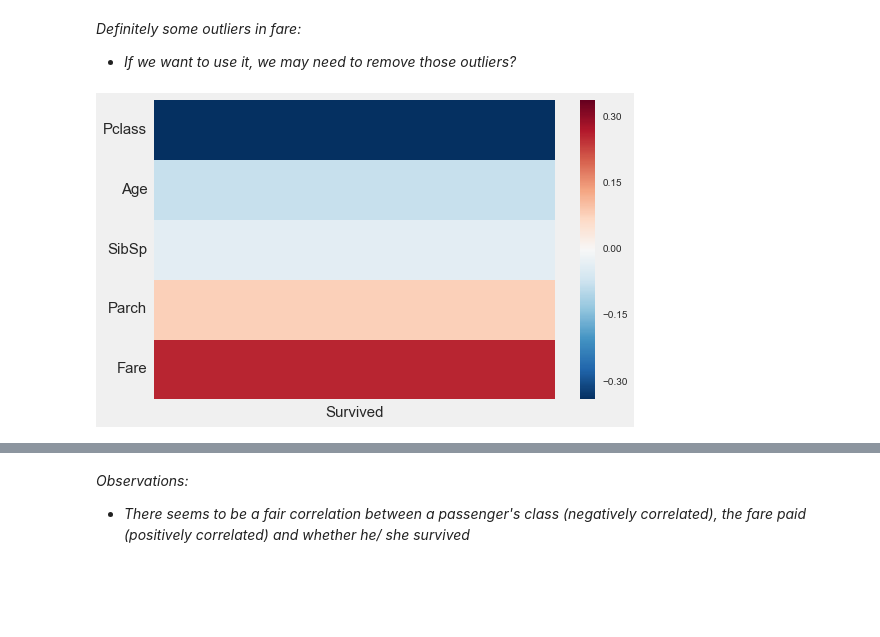
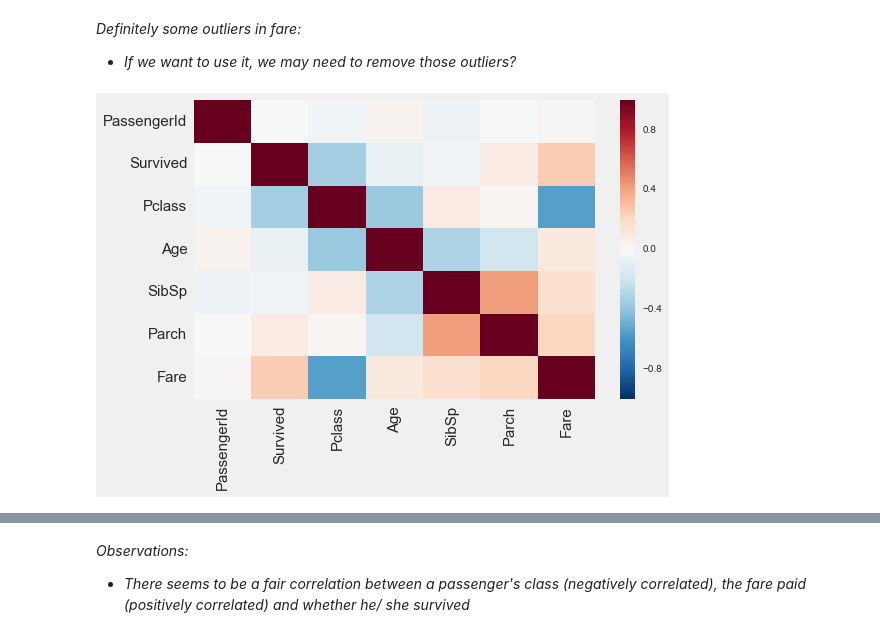
Before and after one commit to spockl/ga-dsi-1, a Jupyter notebook: projects/projects-weekly/project-05/code/starter-code/project-5-jocelyn-ong.ipynb, the cells around one changed output, grey strips where cells are left out. Drawn from its saved outputs; the diff is of its cells as text; code cells hidden in the pictures; blank space fills up the shorter version.

```diff
--- a/projects/projects-weekly/project-05/code/starter-code/project-5-jocelyn-ong.ipynb
+++ b/projects/projects-weekly/project-05/code/starter-code/project-5-jocelyn-ong.ipynb
@@ -310,10 +329,10 @@ for i in classes:
 # %%
 # Generate a heatmap to view the correlations between the numerical data
 
 print # Just for an extra space
 plt.subplots(figsize=(8,5))
-sns.heatmap(df.corr()[['Survived']].iloc[2:]);
-plt.xticks(fontsize=15);
+sns.heatmap(df.corr());
+plt.xticks(fontsize=15, rotation='vertical');
 plt.yticks(fontsize=15, rotation='horizontal');
 # %% [output]
-[figure, old version]
+[figure, new version]
```
Also changed, not shown: parts of 139 cells of this notebook, 38 other files.
